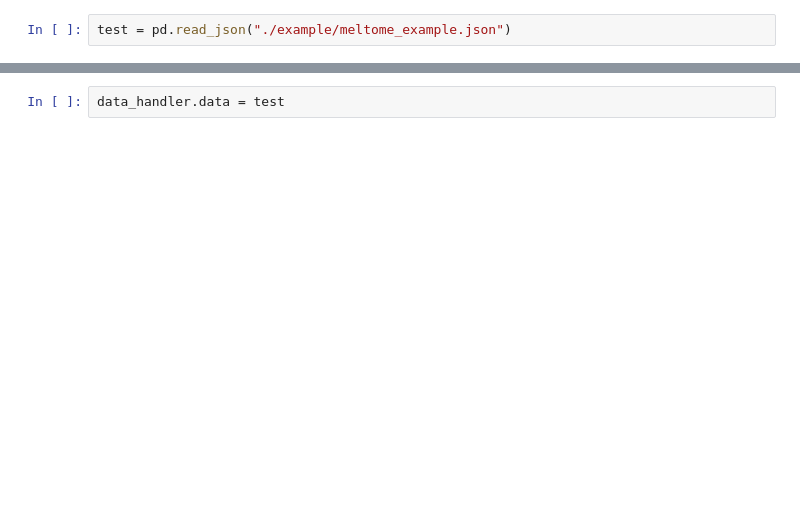
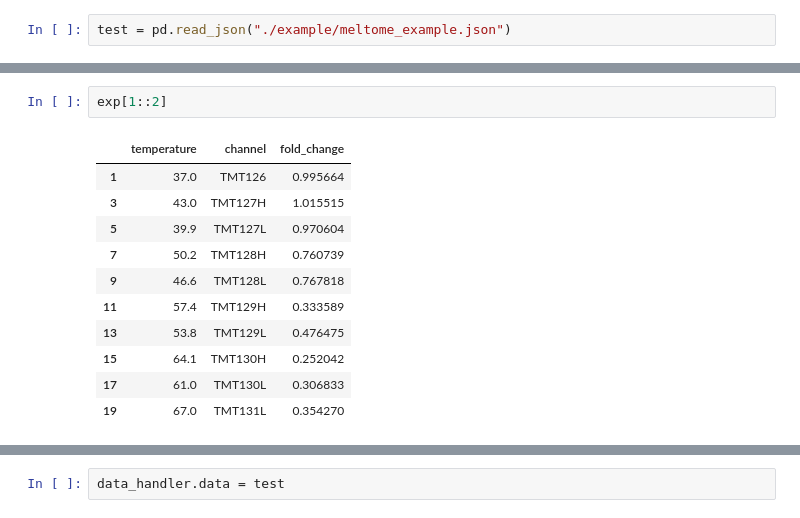
Before and after one commit to D3m0st3n/TPPCurveFitCLI, a Jupyter notebook: test.ipynb, the cells around one changed output, grey strips where cells are left out. Cells and saved outputs as stored; diff of their text form; blank space fills up the shorter version.

```diff
--- a/test.ipynb
+++ b/test.ipynb
@@ -58,2 +106,16 @@ test = pd.read_json("./example/meltome_example.json")
+# %%
+exp[1::2]
+# %% [output]
+|  | temperature | channel | fold_change |
+| 1 | 37.0 | TMT126 | 0.995664 |
+| 3 | 43.0 | TMT127H | 1.015515 |
+| 5 | 39.9 | TMT127L | 0.970604 |
+| 7 | 50.2 | TMT128H | 0.760739 |
+| 9 | 46.6 | TMT128L | 0.767818 |
+| 11 | 57.4 | TMT129H | 0.333589 |
+| 13 | 53.8 | TMT129L | 0.476475 |
+| 15 | 64.1 | TMT130H | 0.252042 |
+| 17 | 61.0 | TMT130L | 0.306833 |
+| 19 | 67.0 | TMT131L | 0.354270 |
 # %%
 test
```
Also changed, not shown: parts of 9 cells of this notebook, 2 other files.
